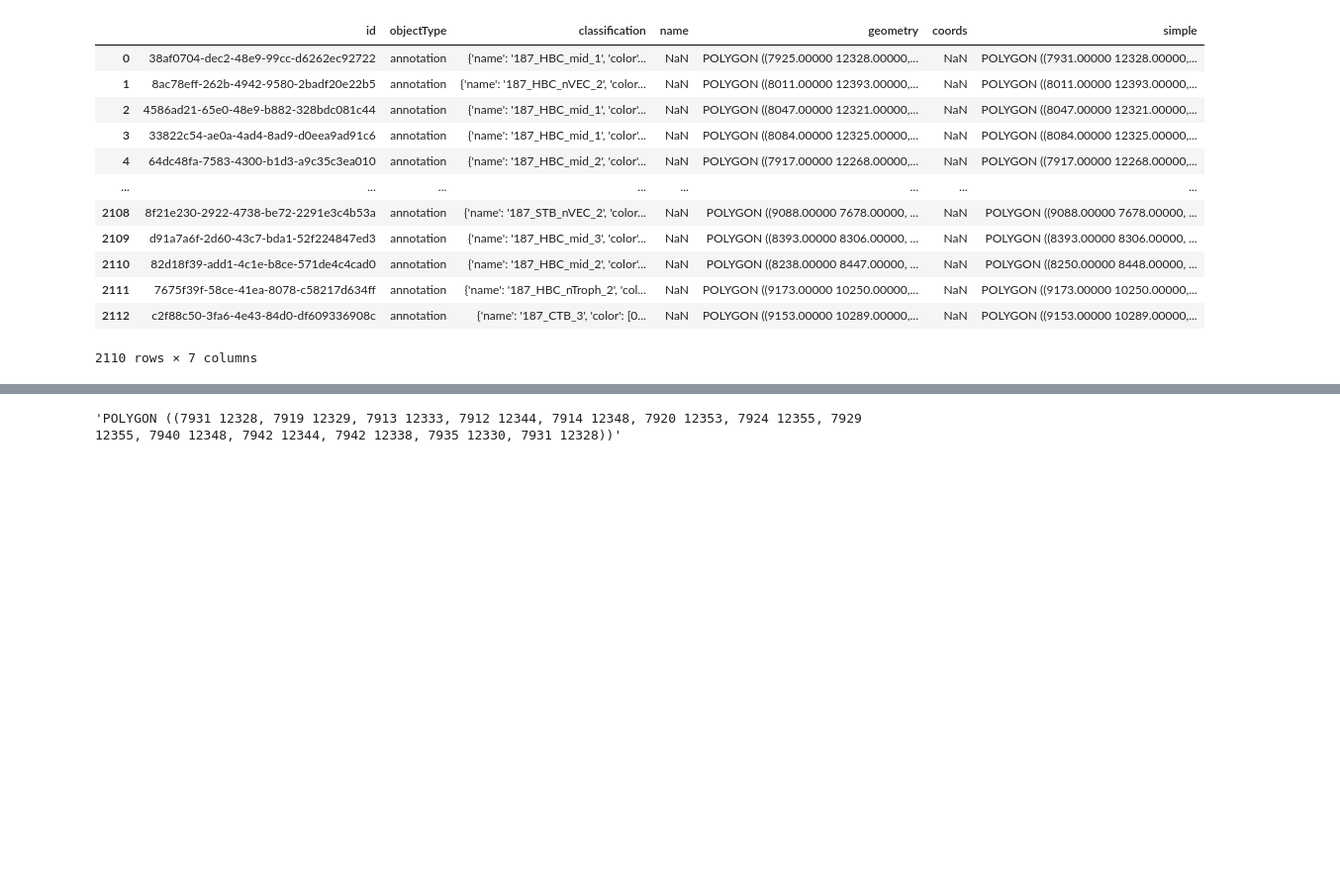
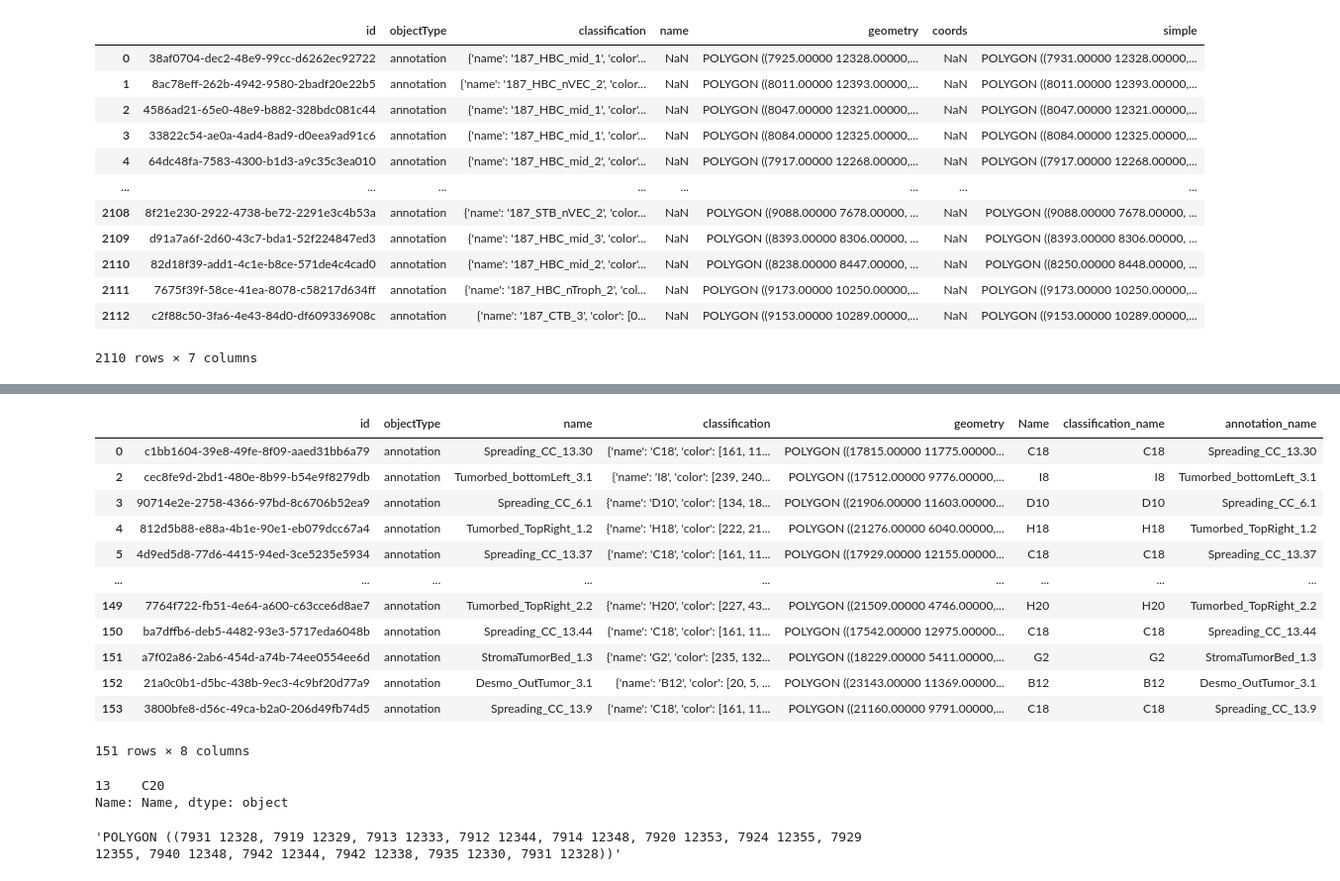
Before and after one commit to CosciaLab/Qupath_to_LMD, a Jupyter notebook: QuPath_to_LMD.ipynb, the cells around one changed output, grey strips where cells are left out. Shown at 99% size. Saved outputs shown, nothing was run; the diff lists cells and outputs as text; code cells hidden in the pictures; blank space fills up the shorter version.

```diff
--- a/QuPath_to_LMD.ipynb
+++ b/QuPath_to_LMD.ipynb
@@ -486,0 +489,2 @@ df
+# %%
+df = df[df['classification'].notna()]
@@ -486,0 +502,8 @@ df
+# %%
+x = df[df.geometry.geom_type == 'MultiPolygon']['Name']
+# %%
+# df[df.geometry.geom_type == 'MultiPolygon']
+# x = df[['name','classification']]
+
+df['classification_name'] = df['classification'].apply(lambda x: x.get('name'))
+df['annotation_name'] = df['name']
@@ -487,3 +521,24 @@ df
+# %%
+df
+# %% [output]
+|  | id | objectType | name | classification | geometry | Name | classification_name | annotation_name |
+| 0 | c1bb1604-39e8-49fe-8f09-aaed31bb6a79 | annotation | Spreading_CC_13.30 | {'name': 'C18', 'color': [161, 11... | POLYGON ((17815.00000 11775.00000... | C18 | C18 | Spreading_CC_13.30 |
+| 2 | cec8fe9d-2bd1-480e-8b99-b54e9f8279db | annotation | Tumorbed_bottomLeft_3.1 | {'name': 'I8', 'color': [239, 240... | POLYGON ((17512.00000 9776.00000,... | I8 | I8 | Tumorbed_bottomLeft_3.1 |
+| 3 | 90714e2e-2758-4366-97bd-8c6706b52ea9 | annotation | Spreading_CC_6.1 | {'name': 'D10', 'color': [134, 18... | POLYGON ((21906.00000 11603.00000... | D10 | D10 | Spreading_CC_6.1 |
+| 4 | 812d5b88-e88a-4b1e-90e1-eb079dcc67a4 | annotation | Tumorbed_TopRight_1.2 | {'name': 'H18', 'color': [222, 21... | POLYGON ((21276.00000 6040.00000,... | H18 | H18 | Tumorbed_TopRight_1.2 |
+| 5 | 4d9ed5d8-77d6-4415-94ed-3ce5235e5934 | annotation | Spreading_CC_13.37 | {'name': 'C18', 'color': [161, 11... | POLYGON ((17929.00000 12155.00000... | C18 | C18 | Spreading_CC_13.37 |
+| ... | ... | ... | ... | ... | ... | ... | ... | ... |
+| 149 | 7764f722-fb51-4e64-a600-c63cce6d8ae7 | annotation | Tumorbed_TopRight_2.2 | {'name': 'H20', 'color': [227, 43... | POLYGON ((21509.00000 4746.00000,... | H20 | H20 | Tumorbed_TopRight_2.2 |
+| 150 | ba7dffb6-deb5-4482-93e3-5717eda6048b | annotation | Spreading_CC_13.44 | {'name': 'C18', 'color': [161, 11... | POLYGON ((17542.00000 12975.00000... | C18 | C18 | Spreading_CC_13.44 |
+| 151 | a7f02a86-2ab6-454d-a74b-74ee0554ee6d | annotation | StromaTumorBed_1.3 | {'name': 'G2', 'color': [235, 132... | POLYGON ((18229.00000 5411.00000,... | G2 | G2 | StromaTumorBed_1.3 |
+| 152 | 21a0c0b1-d5bc-438b-9ec3-4c9bf20d77a9 | annotation | Desmo_OutTumor_3.1 | {'name': 'B12', 'color': [20, 5, ... | POLYGON ((23143.00000 11369.00000... | B12 | B12 | Desmo_OutTumor_3.1 |
+| 153 | 3800bfe8-d56c-49ca-b2a0-206d49fb74d5 | annotation | Spreading_CC_13.9 | {'name': 'C18', 'color': [161, 11... | POLYGON ((21160.00000 9791.00000,... | C18 | C18 | Spreading_CC_13.9 |
+151 rows × 8 columns
+# %%
+name
+# %% [output]
+13    C20
+Name: Name, dtype: object
 # %%
 df['lol'] = np.nan
     df['lol'] = df['lol'].astype('object')
```
Also changed, not shown: parts of 4 cells of this notebook, 1 other file.
